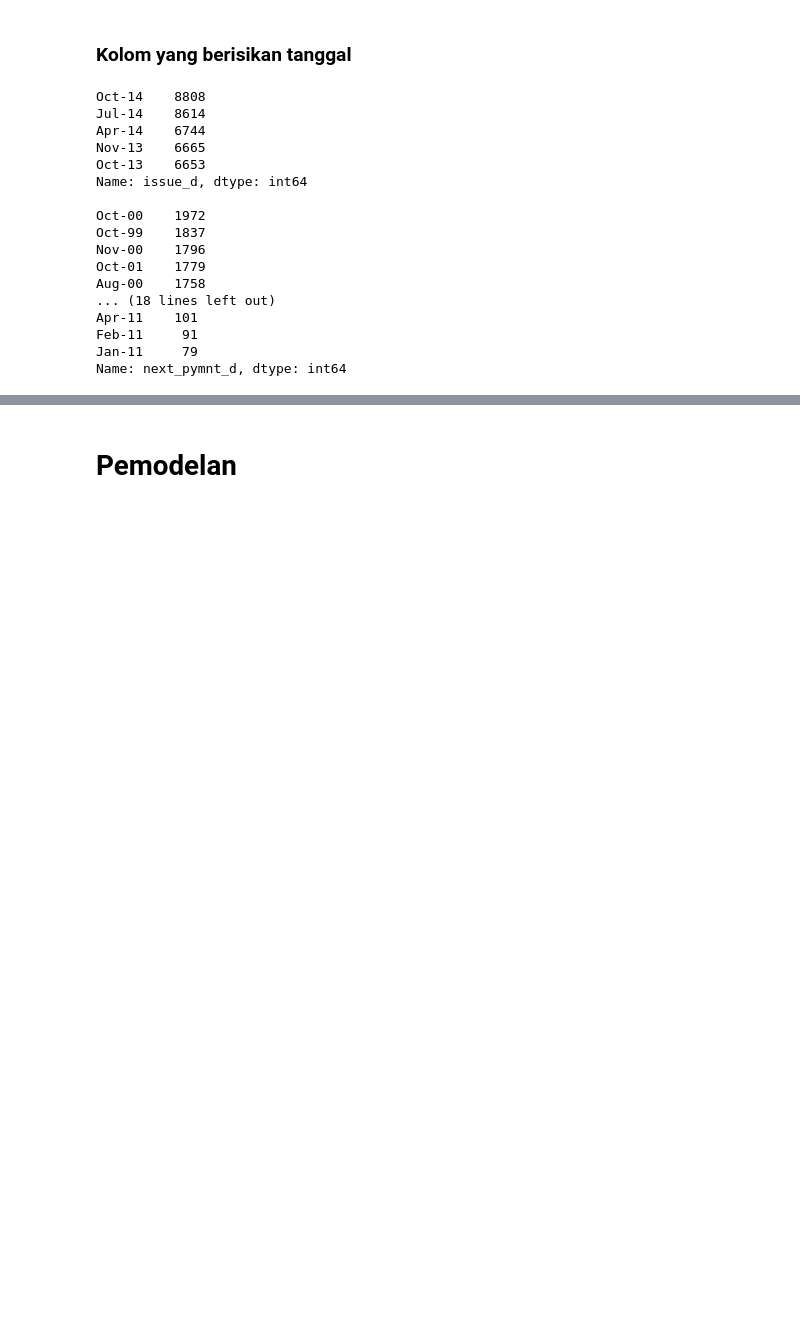
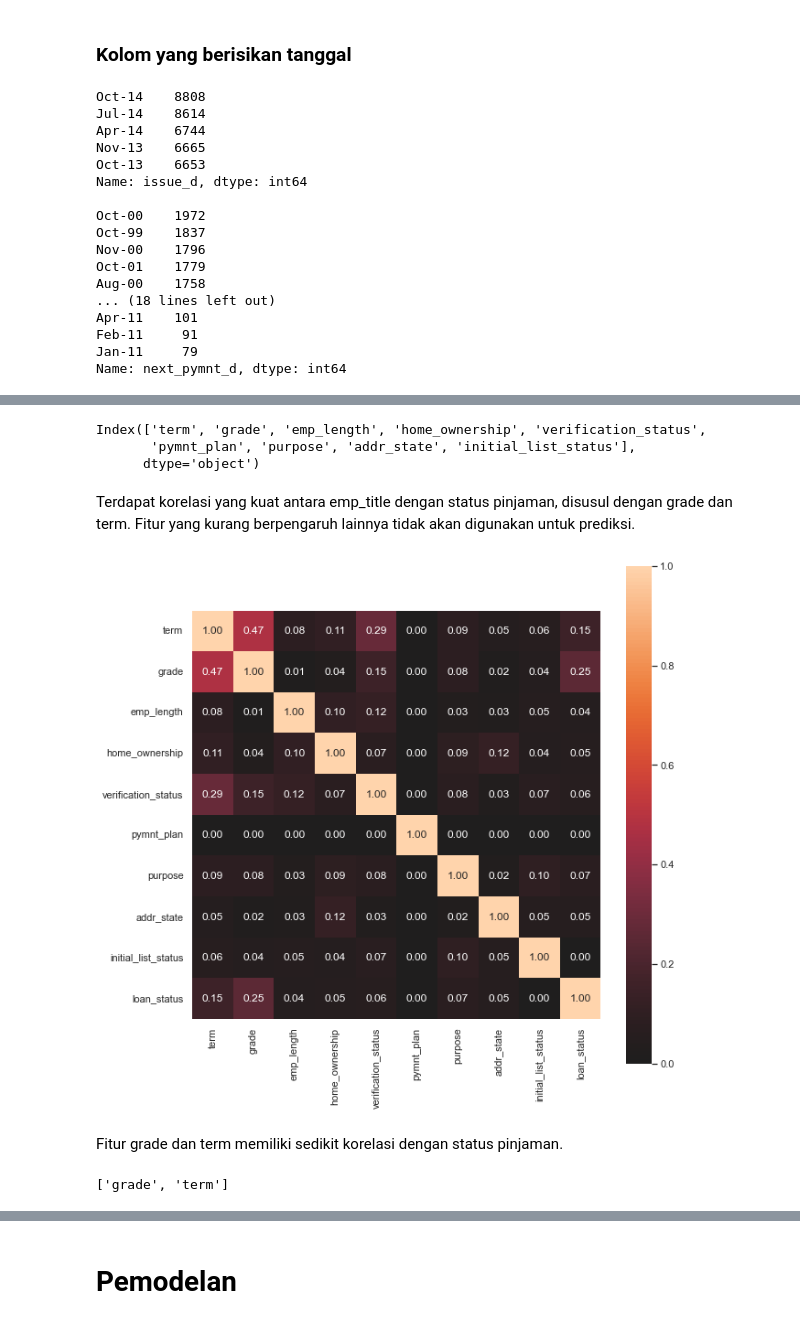
Before and after one commit to rakkaalhazimi/Loan-Status-Prediction, a Jupyter notebook: credit_loan_predictions.ipynb, the cells around one changed output, grey strips where cells are left out. Drawn from its saved outputs; the diff is of its cells as text; code cells hidden in the pictures; blank space fills up the shorter version.

```diff
--- a/credit_loan_predictions.ipynb
+++ b/credit_loan_predictions.ipynb
@@ -987,0 +587,5 @@ pre_df.head()
+# %%
+# Hapus fitur tanggal yang tidak memiliki korelasi kuat dengan status pinjaman
+unused_cols = ["earliest_cr_line"]
+pre_df = pre_df.drop(columns=unused_cols, errors="ignore")
+pre_df.head()
@@ -987,0 +623,4 @@ pre_df.head()
+# %%
+unused_cols = ["desc", "zip_code", "sub_grade", "title"]
+pre_df = pre_df.drop(columns=unused_cols, errors="ignore")
+pre_df.head()
@@ -987,0 +634,27 @@ pre_df.head()
+# %%
+other_cat_cols = cat_features[~cat_features.isin(date_cols + unused_cols)]
+other_cat_cols
+# %% [output]
+Index(['term', 'grade', 'emp_length', 'home_ownership', 'verification_status',
+       'pymnt_plan', 'purpose', 'addr_state', 'initial_list_status'],
+      dtype='object')
+# %% [markdown]
+Terdapat korelasi yang kuat antara emp_title dengan status pinjaman, disusul dengan grade dan term. Fitur yang kurang berpengaruh lainnya tidak akan digunakan untuk prediksi.
+# %%
+# Korelasi antar fitur kategorikal dan status pinjaman
+used_cols = other_cat_cols.to_list() + ["loan_status"]
+complete_correlation = associations(
+    pre_df[used_cols],
+    filename='cat_correlation.png',
+    figsize=(10,10)
+)
+# %% [output]
+[figure, added]
+# %% [markdown]
+Fitur grade dan term memiliki sedikit korelasi dengan status pinjaman.
+# %%
+# Fitur kategorikal yang akan kita gunakan
+affect_cat_cols = ["grade", "term"]
+affect_cat_cols
+# %% [output]
+['grade', 'term']
```
Also changed, not shown: parts of 109 cells of this notebook, 4 other files.
